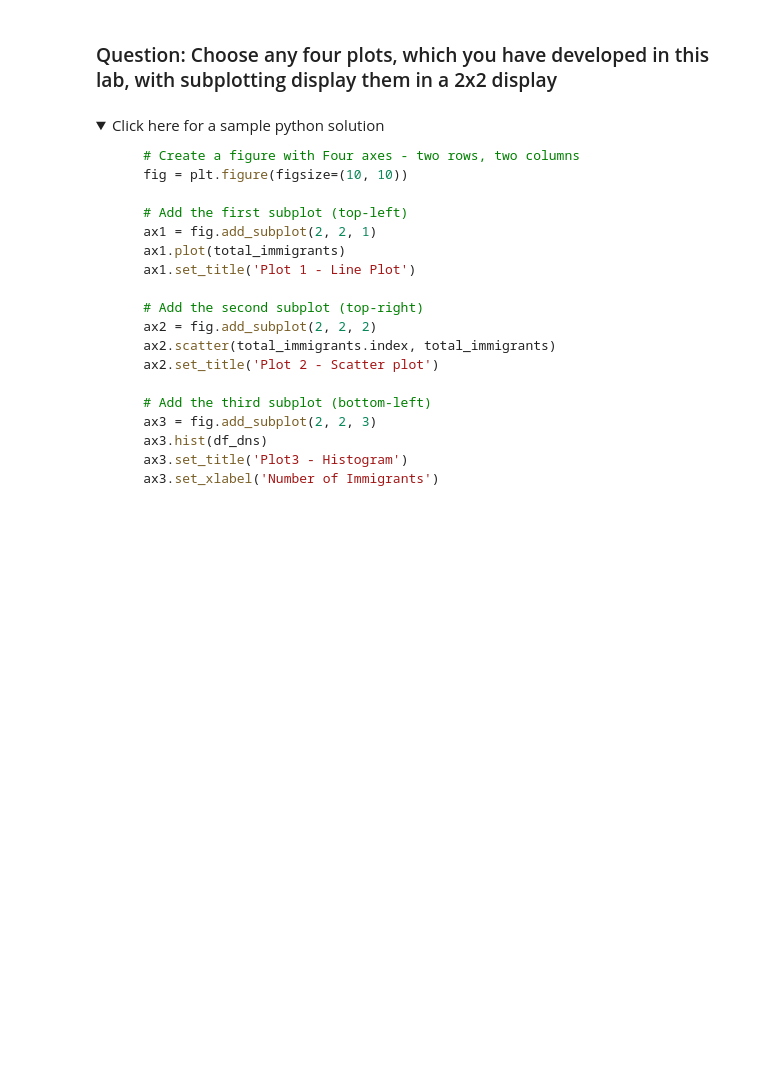
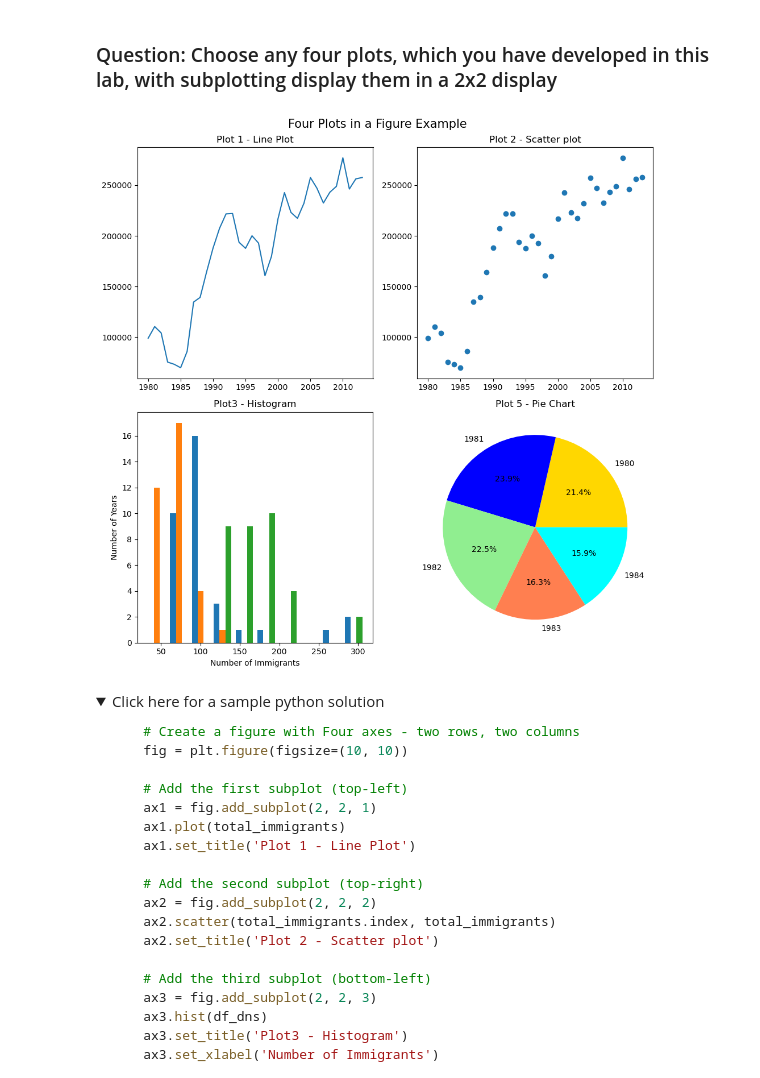
Before and after one commit to EIDSTER/coursera, a Jupyter notebook: DV0101EN-Exercise-Plotting-directly-with-Matplotlib.jupyterlite.ipynb, the cells around one changed output. Cells and saved outputs as stored; diff of their text form; code cells hidden in the pictures; folded sections open; blank space fills up the shorter version.

```diff
--- a/DV0101EN-Exercise-Plotting-directly-with-Matplotlib.jupyterlite.ipynb
+++ b/DV0101EN-Exercise-Plotting-directly-with-Matplotlib.jupyterlite.ipynb
@@ -568,5 +727,45 @@ plt.show()
 # %% [markdown]
 ### Question: Choose any four plots, which you have developed in this lab, with subplotting display them in a 2x2 display
+# %%
+# Create a figure with Four axes - two rows, two columns
+fig = plt.figure(figsize=(10, 10))
+
+# Add the first subplot (top-left)
+ax1 = fig.add_subplot(2, 2, 1)
+ax1.plot(total_immigrants)
+ax1.set_title('Plot 1 - Line Plot')
+
+# Add the second subplot (top-right)
+ax2 = fig.add_subplot(2, 2, 2)
+ax2.scatter(total_immigrants.index, total_immigrants)
+ax2.set_title('Plot 2 - Scatter plot')
+
+# Add the third subplot (bottom-left)
+ax3 = fig.add_subplot(2, 2, 3)
+ax3.hist(df_dns)
+ax3.set_title('Plot3 - Histogram')
+ax3.set_xlabel('Number of Immigrants')
+ax3.set_ylabel('Number of Years')
+
+# Add the fourth subplot (bottom-right)
+ax4 = fig.add_subplot(2, 2, 4)
+ax4.pie(total_immigrants[0:5], labels=years[0:5],
+        colors = ['gold','blue','lightgreen','coral','cyan'],
+        autopct='%1.1f%%')
+ax4.set_aspect('equal')
+ax4.set_title('Plot 5 - Pie Chart')
+
+#Adding a Title for the Overall Figure
+fig.suptitle('Four Plots in a Figure Example', fontsize=15)
+
+# Adjust spacing between subplots
+fig.tight_layout()
+
+
+# Show the figure
+plt.show()
+# %% [output]
+[figure, added]
 # %% [markdown]
 
 <details><summary>Click here for a sample python solution</summary>
```
Also changed, not shown: parts of 27 cells of this notebook.
